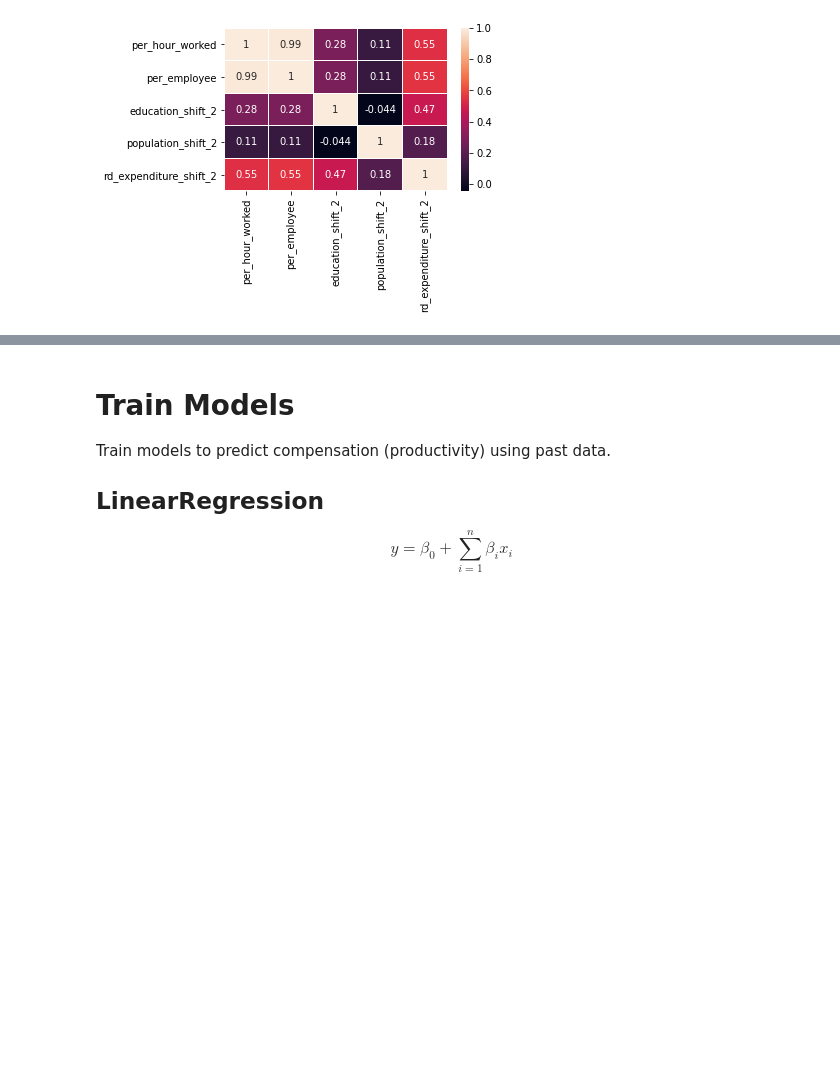
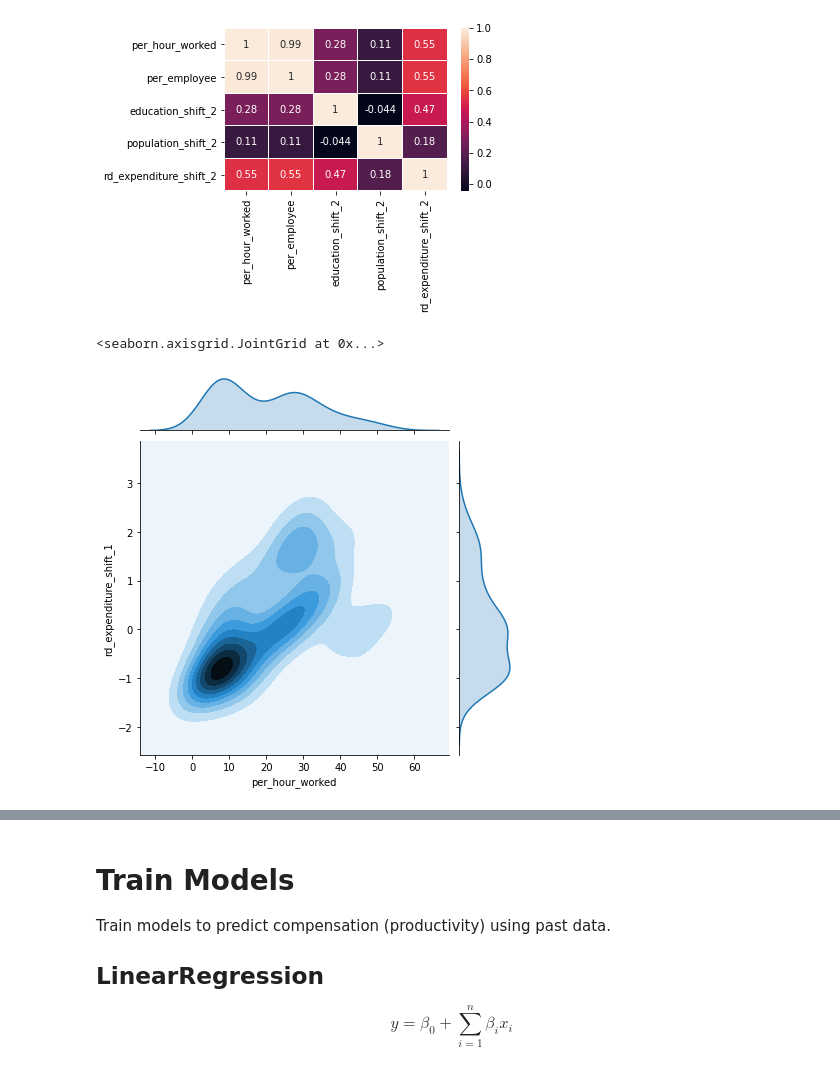
Before and after one commit to ADS-Group-15/eu-productivity-modeling, a Jupyter notebook: notebooks/models.ipynb, the cells around one changed output, grey strips where cells are left out. Drawn from its saved outputs; the diff is of its cells as text; code cells hidden in the pictures; blank space fills up the shorter version.

```diff
--- a/notebooks/models.ipynb
+++ b/notebooks/models.ipynb
@@ -170,3 +174,8 @@ for fs in features:
 # %% [output]
 [figure]
 [figure]
+# %%
+sns.jointplot(data=train_df, x='per_hour_worked', y='rd_expenditure_shift_1', kind='kde')
+# %% [output]
+<seaborn.axisgrid.JointGrid at 0x...>
+[figure, added]
```
Also changed, not shown: parts of 4 cells of this notebook, 2 other files.
